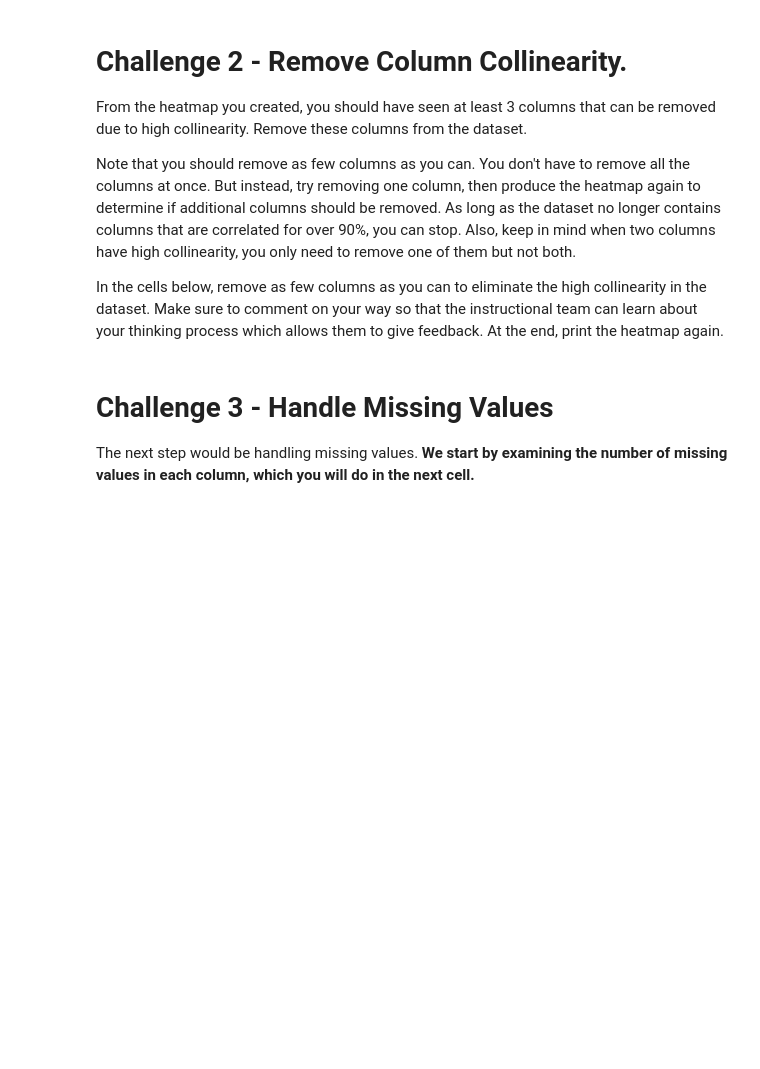
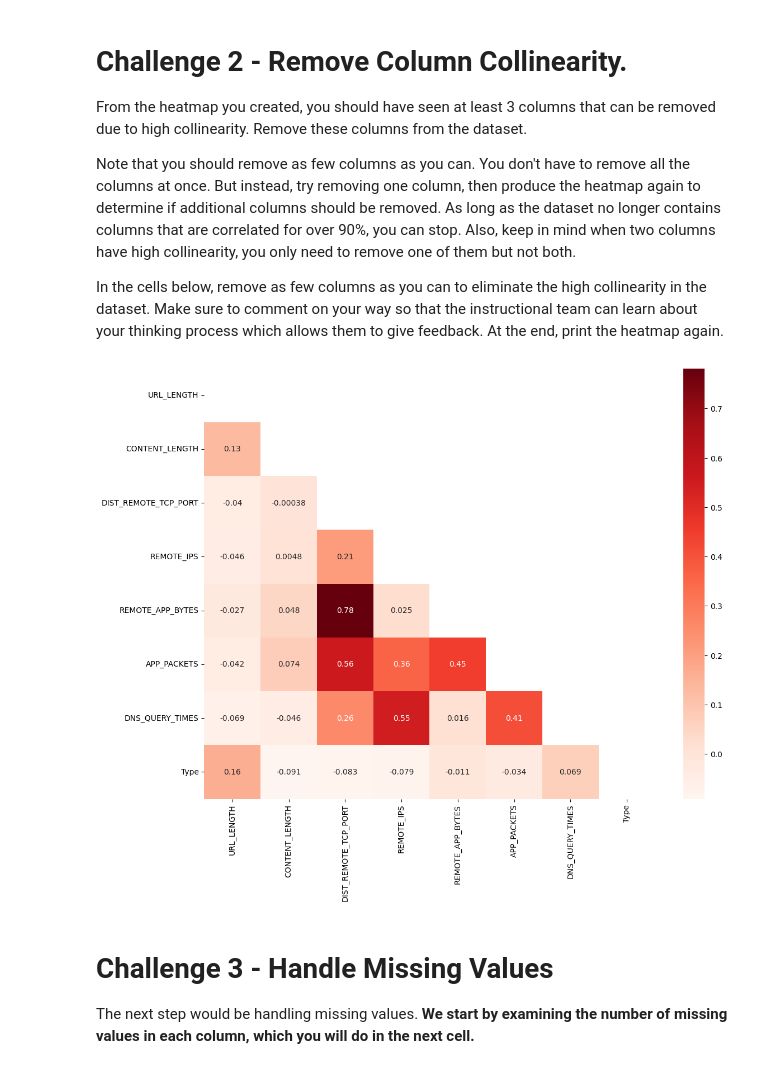
Before and after one commit to Ironhack-data-bcn-january-2023/lab-supervised-learning, a Jupyter notebook: your-code/main.ipynb, the cells around one changed output. Cells and saved outputs as stored; diff of their text form; code cells hidden in the pictures; blank space fills up the shorter version.

```diff
--- a/your-code/main.ipynb
+++ b/your-code/main.ipynb
@@ -56,0 +155,3 @@ We provide some general directions for you to consult in order to complete this
+# %%
+websites = websites.drop(['NUMBER_SPECIAL_CHARACTERS', 'TCP_CONVERSATION_EXCHANGE', 'APP_BYTES', 'SOURCE_APP_PACKETS', 'REMOTE_APP_PACKETS', 'SOURCE_APP_BYTES'],axis=1)
+websites
@@ -67,3 +180,12 @@ In the cells below, remove as few columns as you can to eliminate the high colli
+# %%
+# Your code here
+plt.figure(figsize=(13,10))
+cor = websites.corr()
+matrix = np.triu(cor)
+sns.heatmap(cor, annot=True, cmap=plt.cm.Reds, mask=matrix)
+plt.show()
+# %% [output]
+[figure, added]
 # %%
 # Your comment here
 # %%
```
Also changed, not shown: parts of 50 cells of this notebook.
